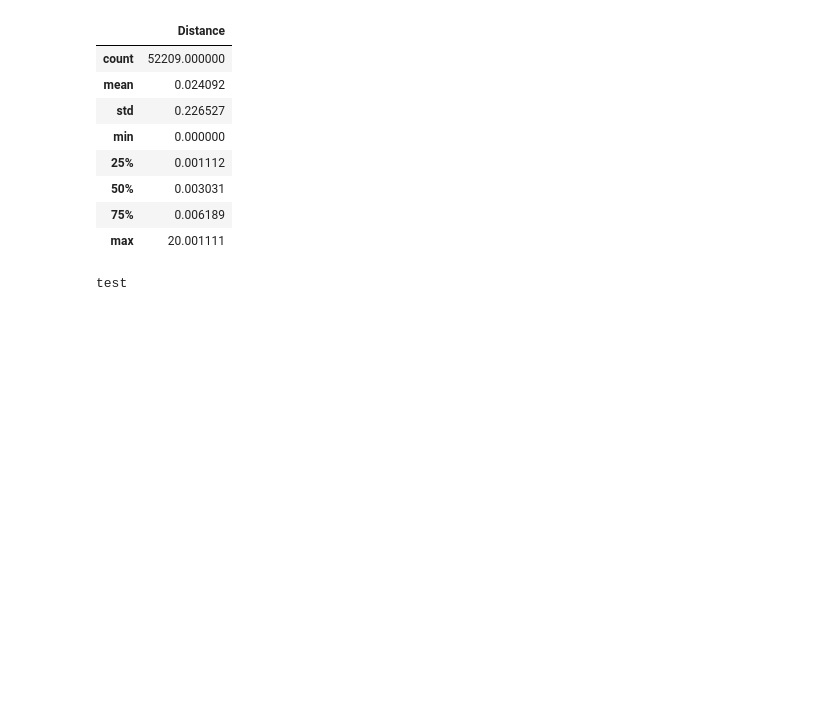
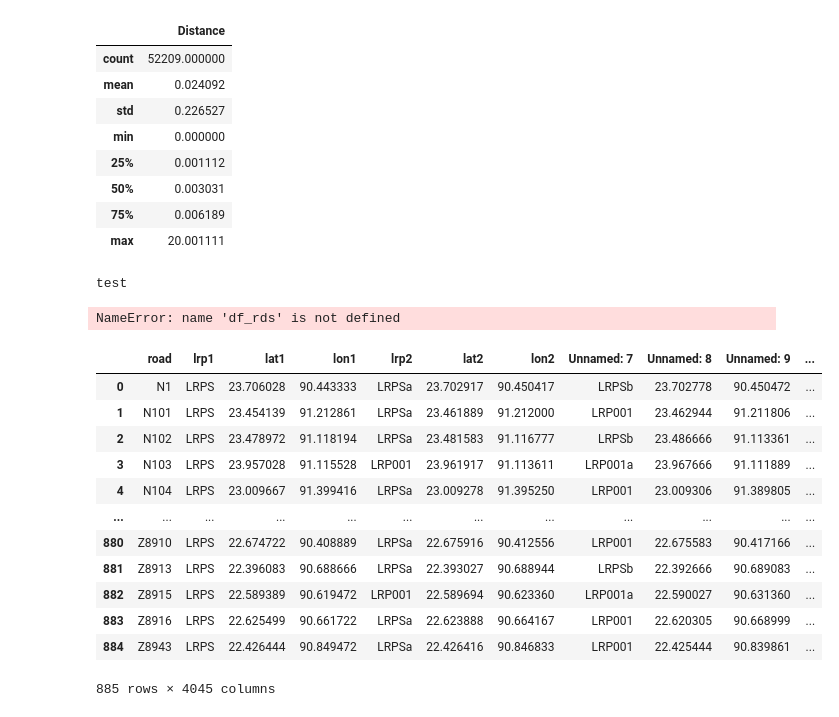
Before and after one commit to Anne-JS/advanced_simulation, a Jupyter notebook: Assignment 1 Julian.ipynb, the cells around one changed output. Cells and saved outputs as stored; diff of their text form; code cells hidden in the pictures; blank space fills up the shorter version.

```diff
--- a/Assignment 1 Julian.ipynb
+++ b/Assignment 1 Julian.ipynb
@@ -145,3 +146,23 @@ df1_dist.describe()
 print("test")
 # %% [output]
 test
+# %%
+Functions.restructure_df(df_rds)
+# %% [output]
+NameError: name 'df_rds' is not defined
+# %%
+df_rds
+# %% [output]
+|  | road | lrp1 | lat1 | lon1 | lrp2 | lat2 | lon2 | Unnamed: 7 | Unnamed: 8 | Unnamed: 9 | ... |
+| 0 | N1 | LRPS | 23.706028 | 90.443333 | LRPSa | 23.702917 | 90.450417 | LRPSb | 23.702778 | 90.450472 | ... |
+| 1 | N101 | LRPS | 23.454139 | 91.212861 | LRPSa | 23.461889 | 91.212000 | LRP001 | 23.462944 | 91.211806 | ... |
+| 2 | N102 | LRPS | 23.478972 | 91.118194 | LRPSa | 23.481583 | 91.116777 | LRPSb | 23.486666 | 91.113361 | ... |
+| 3 | N103 | LRPS | 23.957028 | 91.115528 | LRP001 | 23.961917 | 91.113611 | LRP001a | 23.967666 | 91.111889 | ... |
+| 4 | N104 | LRPS | 23.009667 | 91.399416 | LRPSa | 23.009278 | 91.395250 | LRP001 | 23.009306 | 91.389805 | ... |
+| ... | ... | ... | ... | ... | ... | ... | ... | ... | ... | ... | ... |
+| 880 | Z8910 | LRPS | 22.674722 | 90.408889 | LRPSa | 22.675916 | 90.412556 | LRP001 | 22.675583 | 90.417166 | ... |
+| 881 | Z8913 | LRPS | 22.396083 | 90.688666 | LRPSa | 22.393027 | 90.688944 | LRPSb | 22.392666 | 90.689083 | ... |
+| 882 | Z8915 | LRPS | 22.589389 | 90.619472 | LRP001 | 22.589694 | 90.623360 | LRP001a | 22.590027 | 90.631360 | ... |
+| 883 | Z8916 | LRPS | 22.625499 | 90.661722 | LRPSa | 22.623888 | 90.664167 | LRP001 | 22.620305 | 90.668999 | ... |
+| 884 | Z8943 | LRPS | 22.426444 | 90.849472 | LRPSa | 22.426416 | 90.846833 | LRP001 | 22.425444 | 90.839861 | ... |
+885 rows × 4045 columns
```
Also changed, not shown: parts of 2 cells of this notebook, 1 other file.
